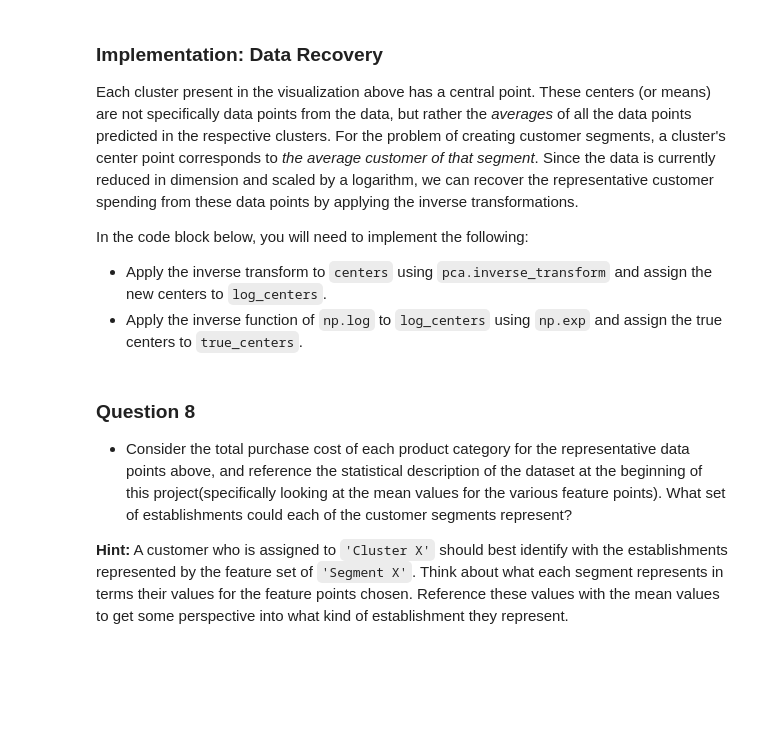
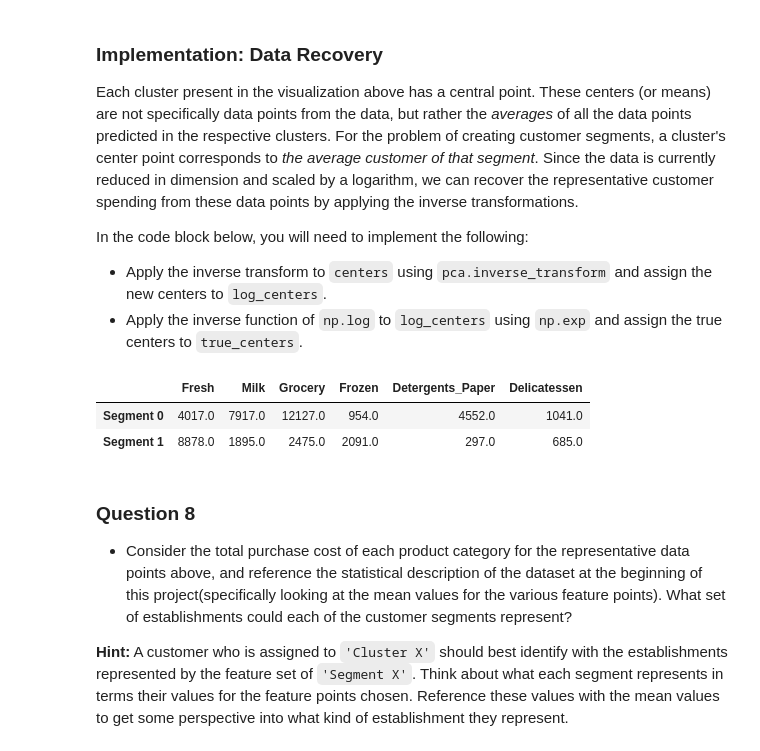
Before and after one commit to DimasAdinugroho/machine-learning-nanodegree, a Jupyter notebook: customer_segments/customer_segments.ipynb, the cells around one changed output. Cells and saved outputs as stored; diff of their text form; code cells hidden in the pictures; blank space fills up the shorter version.

```diff
--- a/customer_segments/customer_segments.ipynb
+++ b/customer_segments/customer_segments.ipynb
@@ -433,16 +551,20 @@ In the code block below, you will need to implement the following:
  - Apply the inverse function of `np.log` to `log_centers` using `np.exp` and assign the true centers to `true_centers`.
 # %%
 # TODO: Inverse transform the centers
-log_centers = None
+log_centers = pca_2.inverse_transform(centers['kmeans'])
 
 # TODO: Exponentiate the centers
-true_centers = None
+true_centers = np.exp(log_centers)
 
 # Display the true centers
 segments = ['Segment {}'.format(i) for i in range(0,len(centers))]
 true_centers = pd.DataFrame(np.round(true_centers), columns = data.keys())
 true_centers.index = segments
 display(true_centers)
+# %% [output]
+|  | Fresh | Milk | Grocery | Frozen | Detergents_Paper | Delicatessen |
+| Segment 0 | 4017.0 | 7917.0 | 12127.0 | 954.0 | 4552.0 | 1041.0 |
+| Segment 1 | 8878.0 | 1895.0 | 2475.0 | 2091.0 | 297.0 | 685.0 |
 # %% [markdown]
 ### Question 8
 
```
Also changed, not shown: parts of 13 cells of this notebook.
